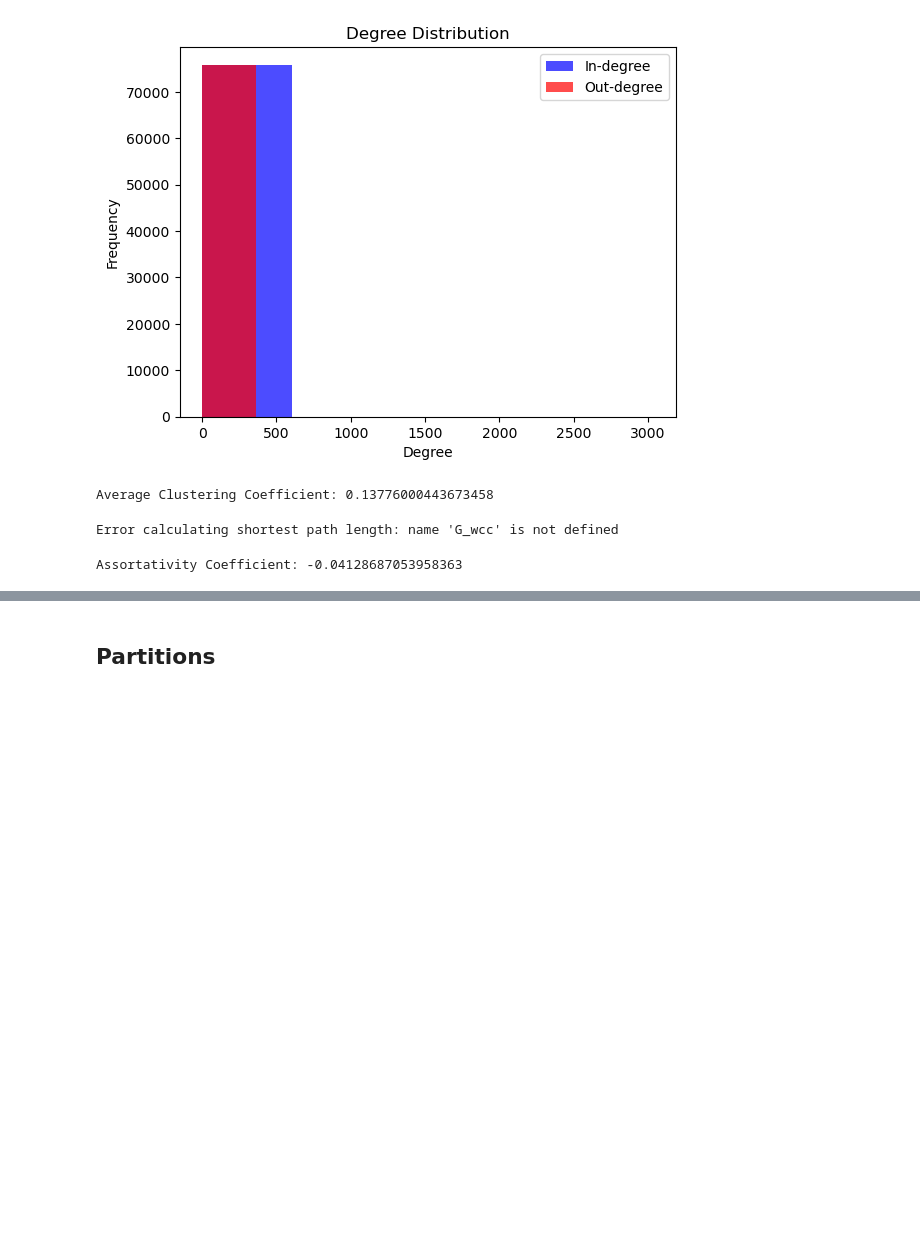
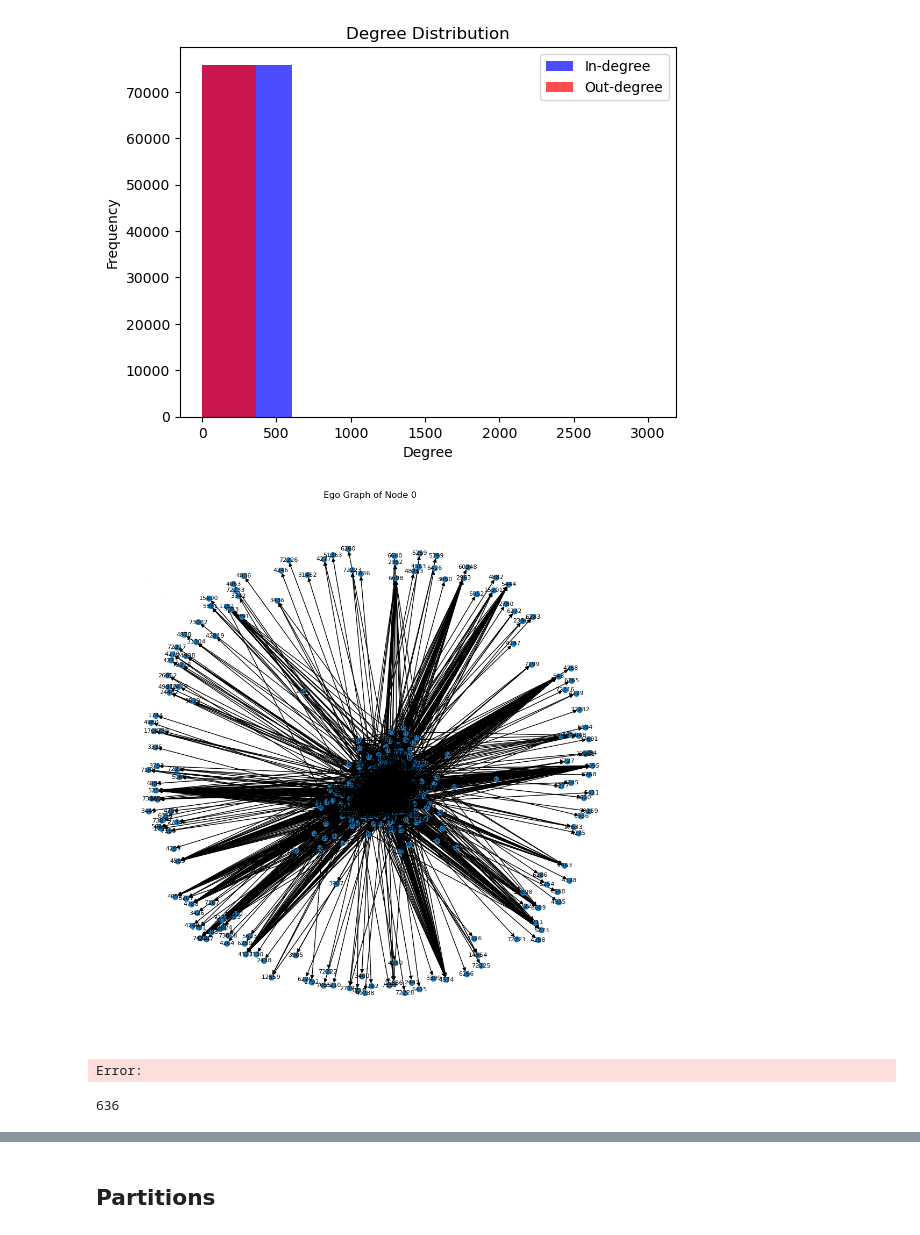
Before and after one commit to tratom/fcul-cda-project, a Jupyter notebook: code/analysis.ipynb, the cells around one changed output, grey strips where cells are left out. Saved outputs shown, nothing was run; the diff lists cells and outputs as text; code cells hidden in the pictures; blank space fills up the shorter version.

```diff
--- a/code/analysis.ipynb
+++ b/code/analysis.ipynb
@@ -810,25 +563,30 @@ plt.title("Degree Distribution")
 plt.show()
 # %% [output]
 [figure]
-# %%
-# Calculate the average clustering coefficient
-avg_clustering = nx.average_clustering(G_wcc.to_undirected())  # Convert to undirected for clustering
-print("Average Clustering Coefficient:", avg_clustering)
-# %% [output]
-Average Clustering Coefficient: 0.13776000443673458
-# %%
-# Calculate the average shortest path length
-# This can be computationally intensive; only use on smaller graphs or expect it to take time
-try:
-    avg_shortest_path_length = nx.average_shortest_path_length(G_wcc)
-    print("Average Shortest Path Length:", avg_shortest_path_length)
-except Exception as e:
-    print("Error calculating shortest path length:", e)
-# %% [output]
-Error calculating shortest path length: name 'G_wcc' is not defined
-# %%
-# Calculate assortativity coefficient
-assortativity = nx.degree_assortativity_coefficient(G_wcc)
-print("Assortativity Coefficient:", assortativity)
-# %% [output]
-Assortativity Coefficient: -0.04128687053958363
+# %%
+# Extract a subgraph around a node (e.g., ego graph)
+node_of_interest = 0
+subgraph = nx.ego_graph(G, node_of_interest, radius=2)
+
+# Plot the subgraph
+plt.figure(figsize=(10, 10))
+nx.draw(subgraph, with_labels=True, node_size=50, font_size=8)
+plt.title(f"Ego Graph of Node {node_of_interest}")
+plt.show()
+# %% [output]
+[figure, added]
+# %%
+node_of_interest = 18
+subgraph = nx.ego_graph(core_G, node_of_interest, radius=2)
+
+# Plot the subgraph
+plt.figure(figsize=(10, 10))
+nx.draw(subgraph, with_labels=True, node_size=50, font_size=8)
+plt.title(f"Ego Graph of Node {node_of_interest}")
+plt.show()
+# %% [output]
+Error:
+# %%
+G.in_degree(0)
+# %% [output]
+636
```
Also changed, not shown: parts of 61 cells of this notebook, 2 other files.
